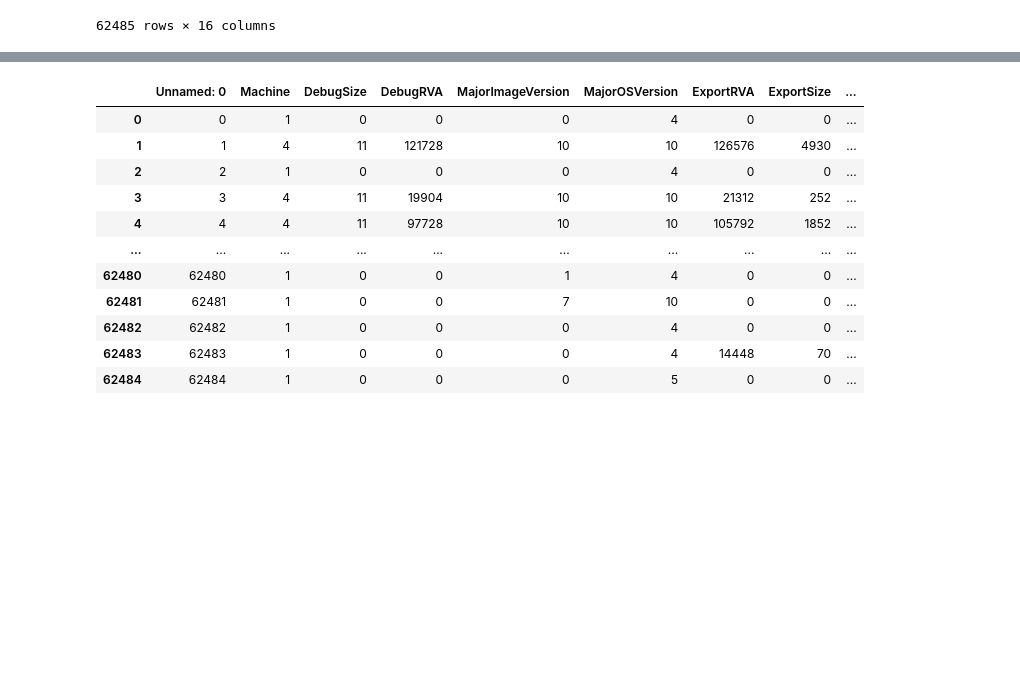
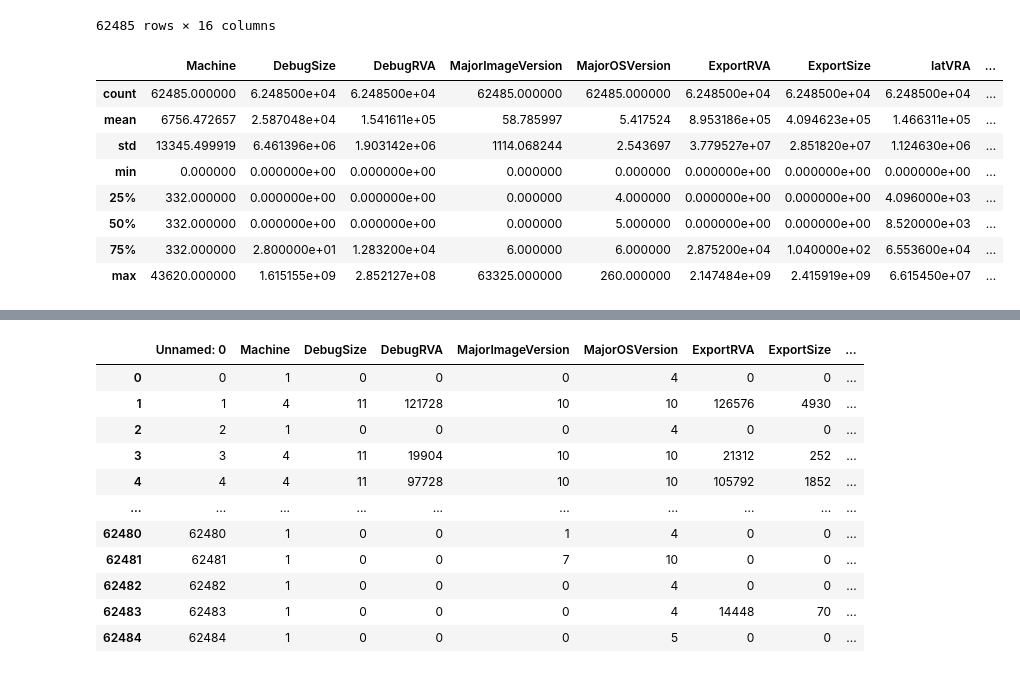
Before and after one commit to archit56/AI_TA2_Project, a Jupyter notebook: AI_Ransomeware.ipynb, the cells around one changed output, grey strips where cells are left out. Drawn from its saved outputs; the diff is of its cells as text; code cells hidden in the pictures; blank space fills up the shorter version.

```diff
--- a/AI_Ransomeware.ipynb
+++ b/AI_Ransomeware.ipynb
@@ -56,3 +56,15 @@ df
 | 62483 | 332 | 0 | 0 | 0 | 4 | 14448 | 70 | 4096 | ... |
 | 62484 | 332 | 0 | 0 | 0 | 5 | 0 | 0 | 4096 | ... |
 62485 rows × 16 columns
+# %%
+df.describe()
+# %% [output]
+|  | Machine | DebugSize | DebugRVA | MajorImageVersion | MajorOSVersion | ExportRVA | ExportSize | IatVRA | ... |
+| count | 62485.000000 | 6.248500e+04 | 6.248500e+04 | 62485.000000 | 62485.000000 | 6.248500e+04 | 6.248500e+04 | 6.248500e+04 | ... |
+| mean | 6756.472657 | 2.587048e+04 | 1.541611e+05 | 58.785997 | 5.417524 | 8.953186e+05 | 4.094623e+05 | 1.466311e+05 | ... |
+| std | 13345.499919 | 6.461396e+06 | 1.903142e+06 | 1114.068244 | 2.543697 | 3.779527e+07 | 2.851820e+07 | 1.124630e+06 | ... |
+| min | 0.000000 | 0.000000e+00 | 0.000000e+00 | 0.000000 | 0.000000 | 0.000000e+00 | 0.000000e+00 | 0.000000e+00 | ... |
+| 25% | 332.000000 | 0.000000e+00 | 0.000000e+00 | 0.000000 | 4.000000 | 0.000000e+00 | 0.000000e+00 | 4.096000e+03 | ... |
+| 50% | 332.000000 | 0.000000e+00 | 0.000000e+00 | 0.000000 | 5.000000 | 0.000000e+00 | 0.000000e+00 | 8.520000e+03 | ... |
+| 75% | 332.000000 | 2.800000e+01 | 1.283200e+04 | 6.000000 | 6.000000 | 2.875200e+04 | 1.040000e+02 | 6.553600e+04 | ... |
+| max | 43620.000000 | 1.615155e+09 | 2.852127e+08 | 63325.000000 | 260.000000 | 2.147484e+09 | 2.415919e+09 | 6.615450e+07 | ... |
```
Also changed, not shown: parts of 2 cells of this notebook.
